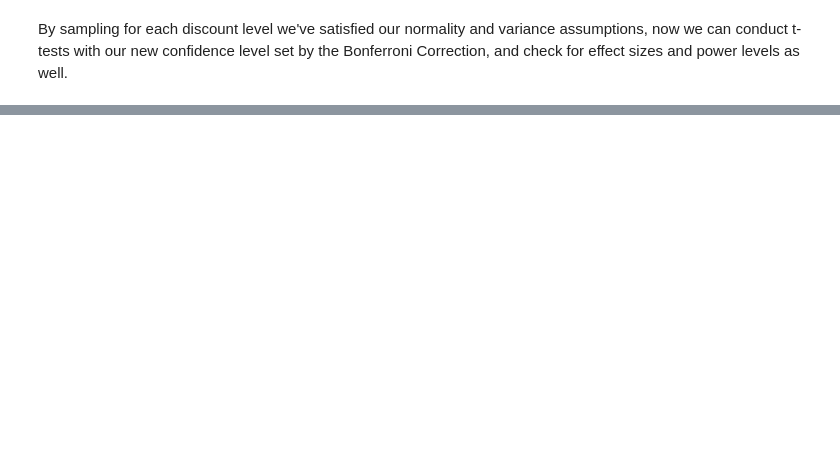
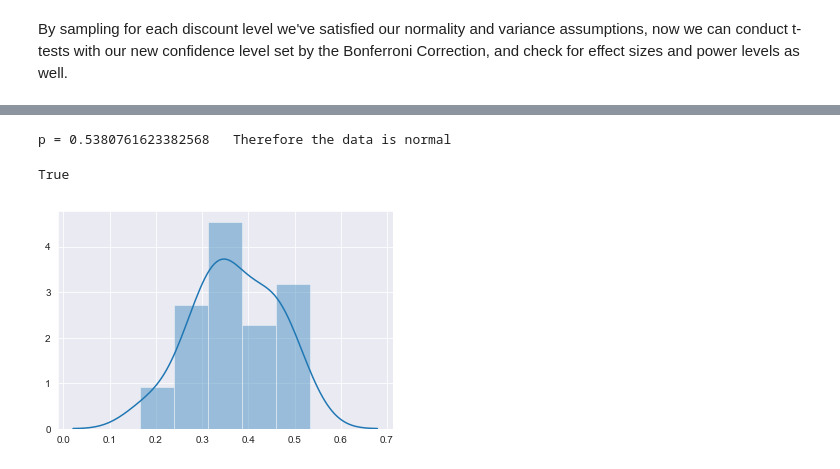
Before and after one commit to rab175/dsc-mod-3-project-online-ds-pt-071519, a Jupyter notebook: Mod3_Project.ipynb, the cells around one changed output, grey strips where cells are left out. Drawn from its saved outputs; the diff is of its cells as text; code cells hidden in the pictures; blank space fills up the shorter version.

```diff
--- a/Mod3_Project.ipynb
+++ b/Mod3_Project.ipynb
@@ -323,0 +363,3 @@ cohen_d(no_discount_sample, five_sample)
+# %%
+OrderDetail = get_table(table = 'OrderDetail')
+OrderDetail.head ()
@@ -323,0 +373,9 @@ cohen_d(no_discount_sample, five_sample)
+# %%
+cur.execute("""SELECT Id, EmployeeId
+               FROM 'Order' """)
+
+Order = pd.DataFrame(cur.fetchall())
+Order.columns = [x[0] for x in cur.description]
+
+print(len(Order))
+Order.head()
@@ -323,0 +390,3 @@ cohen_d(no_discount_sample, five_sample)
+# %%
+df2 = pd.merge(OrderDetail, Order, left_on='OrderId', right_on='Id', how='left')
+inspect_dataframe(df2)
@@ -323,0 +441,5 @@ cohen_d(no_discount_sample, five_sample)
+# %%
+# Create a new column called y_discount where the value is 1
+# if Discount is greater than 0.0 and 0 if not
+df2['y_discount'] = np.where(df2['Discount'] > 0.0, 1, 0)
+df2.head()
@@ -323,0 +499,8 @@ cohen_d(no_discount_sample, five_sample)
+# %%
+pop_sample = random_sample(df2.y_discount)
+sns.distplot(pop_sample)
+test_normality(pop_sample)
+# %% [output]
+p = 0.5380761623382568   Therefore the data is normal
+True
+[figure, added]
```
Also changed, not shown: parts of 43 cells of this notebook.
